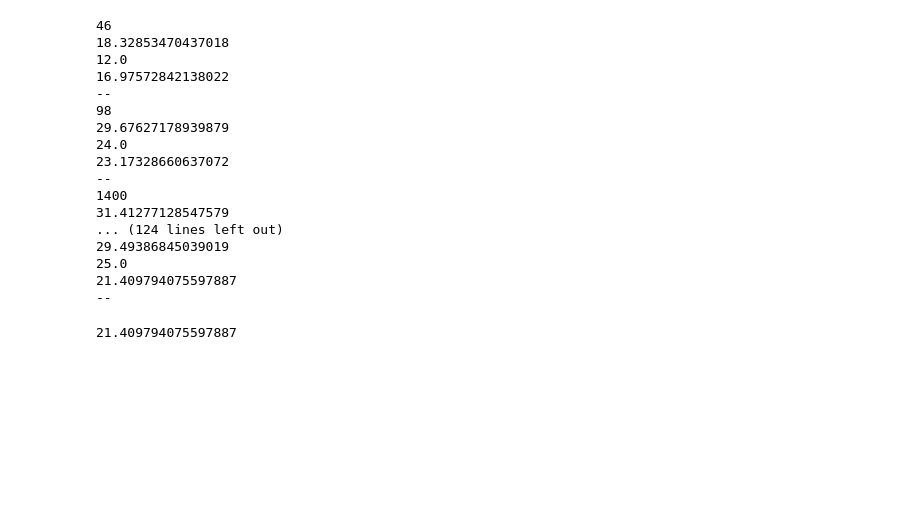
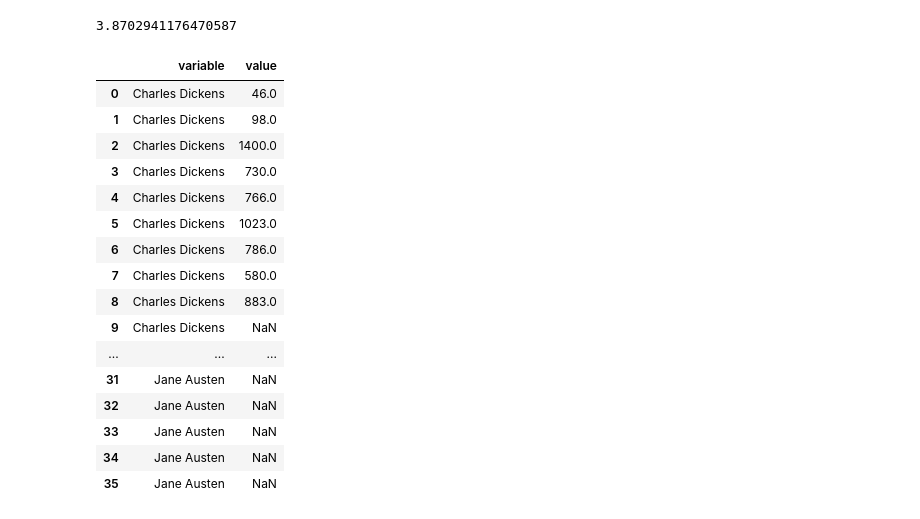
Before and after one commit to accuracy-eminent/writing_style_detection, a Jupyter notebook: eda.ipynb, the cells around one changed output. Saved outputs shown, nothing was run; the diff lists cells and outputs as text; code cells hidden in the pictures; blank space fills up the shorter version.

```diff
--- a/eda.ipynb
+++ b/eda.ipynb
@@ -38,30 +39,3 @@ for book_id in book_contents.keys():
     (book_stats[book_id])['sent_chars'] = [len(sent) for sent in book_stok]
     (book_stats[book_id])['sent_words'] = [len(word_tokenize(sent)) for sent in book_stok]
     (book_stats[book_id])['word_chars'] = [len(word) for word in book_wtok]
-    book_stats[book_id]['']
-    print(np.mean(sent_words))
-    print(np.median(sent_words))
-    print(np.std(sent_words))
-    print("--")
-# %% [output]
-46
-18.32853470437018
-12.0
-16.97572842138022
---
-98
-29.67627178939879
-24.0
-23.17328660637072
---
-1400
-31.41277128547579
-... (124 lines left out)
-29.49386845039019
-25.0
-21.409794075597887
---
-# %%
-np.mean(sent_words)
-# %% [output]
-21.409794075597887
@@ -69,0 +42,29 @@ grams = list(ngrams(book_contents[98], 2))
+# %%
+# Plot the distributions by book
+word_chars = {book_id:book_stat['word_chars'] for book_id, book_stat in book_stats.items()}
+# %% [output]
+3.8702941176470587
+# %%
+book_authors_df = pd.melt(pd.DataFrame.from_dict({k:pd.Series(v) for k, v in book_authors.items()}))
+book_authors_df.columns = ['author_name', 'book_id']
+df =
+pd.melt(book_authors_df)
+df.join(book_authors)
+# %% [output]
+|  | variable | value |
+| 0 | Charles Dickens | 46.0 |
+| 1 | Charles Dickens | 98.0 |
+| 2 | Charles Dickens | 1400.0 |
+| 3 | Charles Dickens | 730.0 |
+| 4 | Charles Dickens | 766.0 |
+| 5 | Charles Dickens | 1023.0 |
+| 6 | Charles Dickens | 786.0 |
+| 7 | Charles Dickens | 580.0 |
+| 8 | Charles Dickens | 883.0 |
+| 9 | Charles Dickens | NaN |
+| ... | ... | ... |
+| 31 | Jane Austen | NaN |
+| 32 | Jane Austen | NaN |
+| 33 | Jane Austen | NaN |
+| 34 | Jane Austen | NaN |
+| 35 | Jane Austen | NaN |
```
Also changed, not shown: parts of 4 cells of this notebook.
